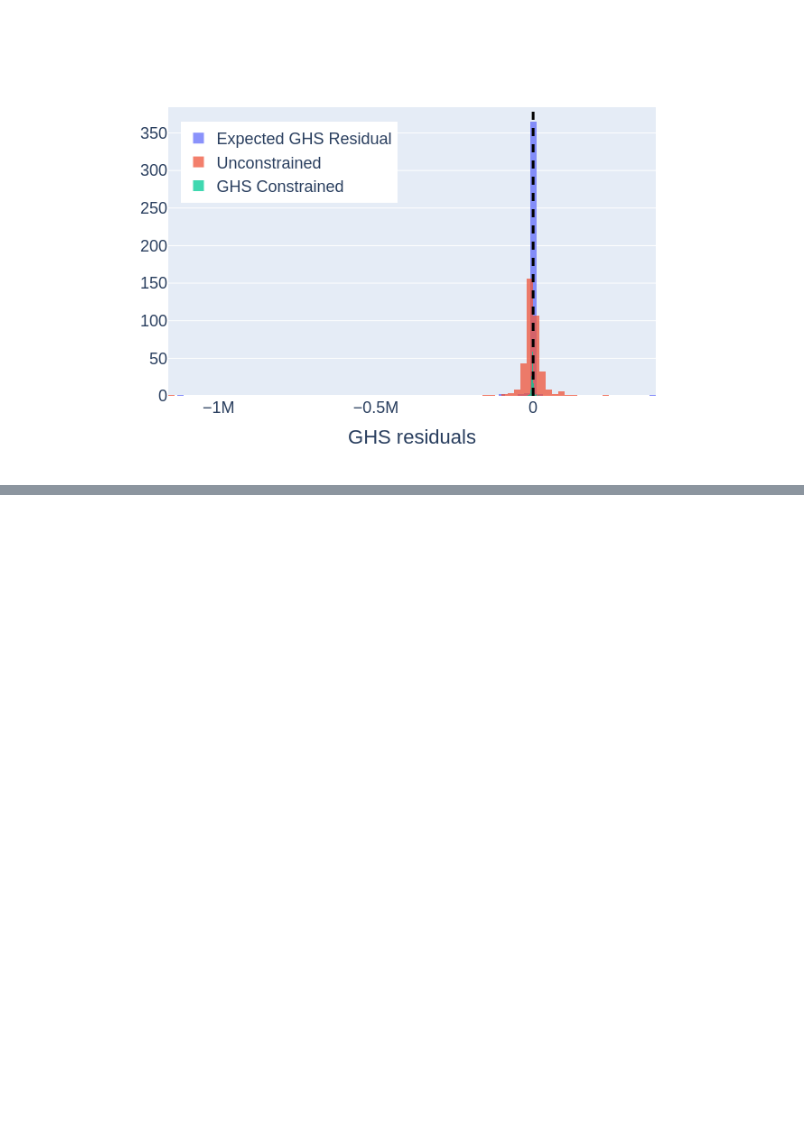
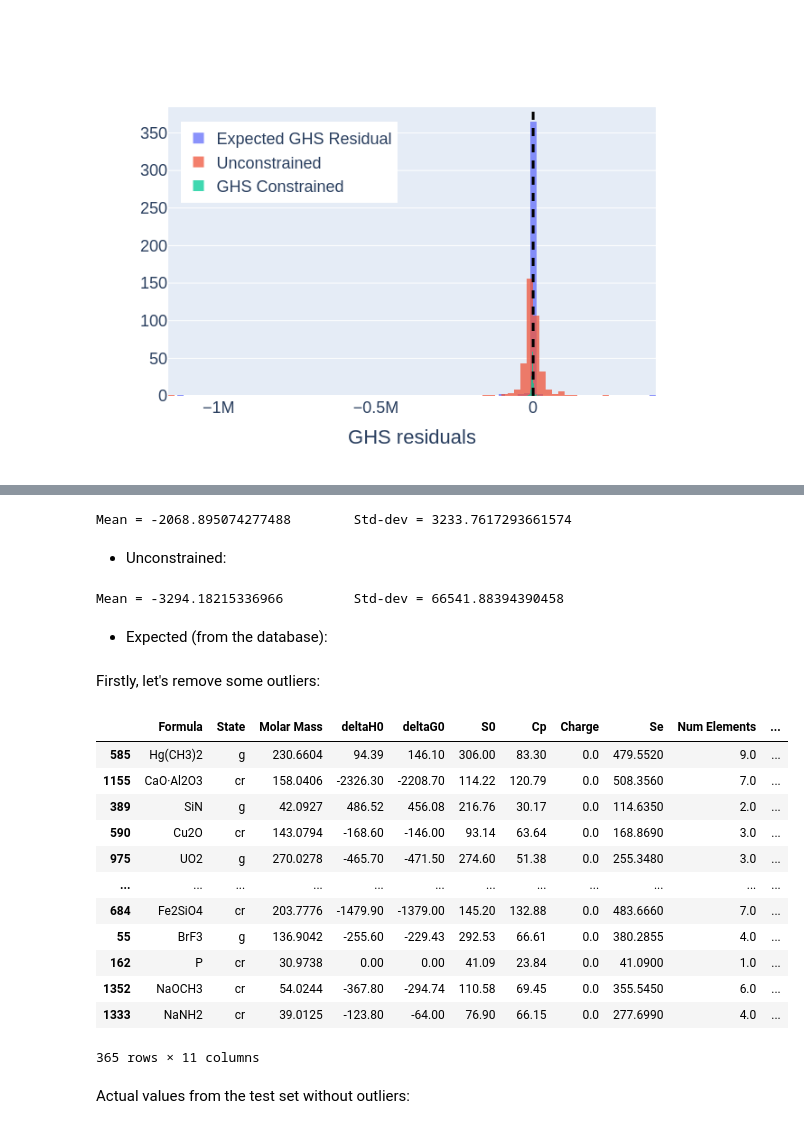
Before and after one commit to ThermoPhase-FCSRG/stdprops-ml, a Jupyter notebook: notebooks/consistent-stdprops-ml-predictions-pytorch.ipynb, the cells around one changed output, grey strips where cells are left out. Drawn from its saved outputs; the diff is of its cells as text; code cells hidden in the pictures; blank space fills up the shorter version.

```diff
--- a/notebooks/consistent-stdprops-ml-predictions-pytorch.ipynb
+++ b/notebooks/consistent-stdprops-ml-predictions-pytorch.ipynb
@@ -653,8 +653,8 @@ df_parameter_search
 * Collecting the results:
 # %%
 # best_lambda1 = gs.best_params_['lambda1']  # not a hyper-parameter!
+best_lambda1 = lambda1
 best_lr = gs.best_params_['lr']
 
-# print(f"Best lambda1 = {best_lambda1}\t Best lr = {best_lr}")
-print(f"Best lr = {best_lr}")
+print(f"Best lambda1 = {best_lambda1}\t Best lr = {best_lr}")
 # %% [output]
@@ -667,7 +667,7 @@ Initialize the NN with skorch:
 net = CustomNetThermodynamicInformed(
     module=NetArchitecture,
     criterion=nn.MSELoss(),
-    lambda1=lambda1,
+    lambda1=best_lambda1,
     max_epochs=max_epochs,
     lr=best_lr,
     batch_size=X_train_rescaled.shape[0],
@@ -819,6 +819,7 @@ fig.show()
 # %%
 net_unconstrained = NeuralNetRegressor(
     module=NetArchitecture,
+    criterion=nn.MSELoss(),
     max_epochs=max_epochs,
     lr=best_lr,
     batch_size=X_train_rescaled.shape[0],
@@ -1879,0 +1887,46 @@ fig.show()
+# %%
+ghs_constrained_mean = df_predicted_species["GHS residual"].values.mean()
+ghs_constrained_std_dev = df_predicted_species["GHS residual"].values.std()
+
+print(f"Mean = {ghs_constrained_mean}\t Std-dev = {ghs_constrained_std_dev}")
+# %% [output]
+Mean = -2068.895074277488        Std-dev = 3233.7617293661574
+# %% [markdown]
+* Unconstrained:
+# %%
+unconstrained_mean = df_predicted_species_unconstrained["GHS residual"].values.mean()
+unconstrained_std_dev = df_predicted_species_unconstrained["GHS residual"].values.std()
+
+print(f"Mean = {unconstrained_mean}\t Std-dev = {unconstrained_std_dev}")
+# %% [output]
+Mean = -3294.18215336966         Std-dev = 66541.88394390458
+# %% [markdown]
+* Expected (from the database):
+# %% [markdown]
+Firstly, let's remove some outliers:
+# %%
+quantile_cut = 0.015
+quantile_low = df_expected_stdprops["GHS residual"].quantile(quantile_cut)
+quantile_high  = df_expected_stdprops["GHS residual"].quantile(1 - quantile_cut)
+
+df_expected_ghs_without_outliers = df_expected_stdprops[
+    (df_expected_stdprops["GHS residual"] < quantile_high) & (df_expected_stdprops["GHS residual"] > quantile_low)
+].copy()
+
+df_expected_ghs_without_outliers
+# %% [output]
+|  | Formula | State | Molar Mass | deltaH0 | deltaG0 | S0 | Cp | Charge | Se | Num Elements | ... |
+| 585 | Hg(CH3)2 | g | 230.6604 | 94.39 | 146.10 | 306.00 | 83.30 | 0.0 | 479.5520 | 9.0 | ... |
+| 1155 | CaO·Al2O3 | cr | 158.0406 | -2326.30 | -2208.70 | 114.22 | 120.79 | 0.0 | 508.3560 | 7.0 | ... |
+| 389 | SiN | g | 42.0927 | 486.52 | 456.08 | 216.76 | 30.17 | 0.0 | 114.6350 | 2.0 | ... |
+| 590 | Cu2O | cr | 143.0794 | -168.60 | -146.00 | 93.14 | 63.64 | 0.0 | 168.8690 | 3.0 | ... |
+| 975 | UO2 | g | 270.0278 | -465.70 | -471.50 | 274.60 | 51.38 | 0.0 | 255.3480 | 3.0 | ... |
+| ... | ... | ... | ... | ... | ... | ... | ... | ... | ... | ... | ... |
+| 684 | Fe2SiO4 | cr | 203.7776 | -1479.90 | -1379.00 | 145.20 | 132.88 | 0.0 | 483.6660 | 7.0 | ... |
+| 55 | BrF3 | g | 136.9042 | -255.60 | -229.43 | 292.53 | 66.61 | 0.0 | 380.2855 | 4.0 | ... |
+| 162 | P | cr | 30.9738 | 0.00 | 0.00 | 41.09 | 23.84 | 0.0 | 41.0900 | 1.0 | ... |
+| 1352 | NaOCH3 | cr | 54.0244 | -367.80 | -294.74 | 110.58 | 69.45 | 0.0 | 355.5450 | 6.0 | ... |
+| 1333 | NaNH2 | cr | 39.0125 | -123.80 | -64.00 | 76.90 | 66.15 | 0.0 | 277.6990 | 4.0 | ... |
+365 rows × 11 columns
+# %% [markdown]
+Actual values from the test set without outliers:
```
Also changed, not shown: parts of 10 cells of this notebook, 1 other file.
